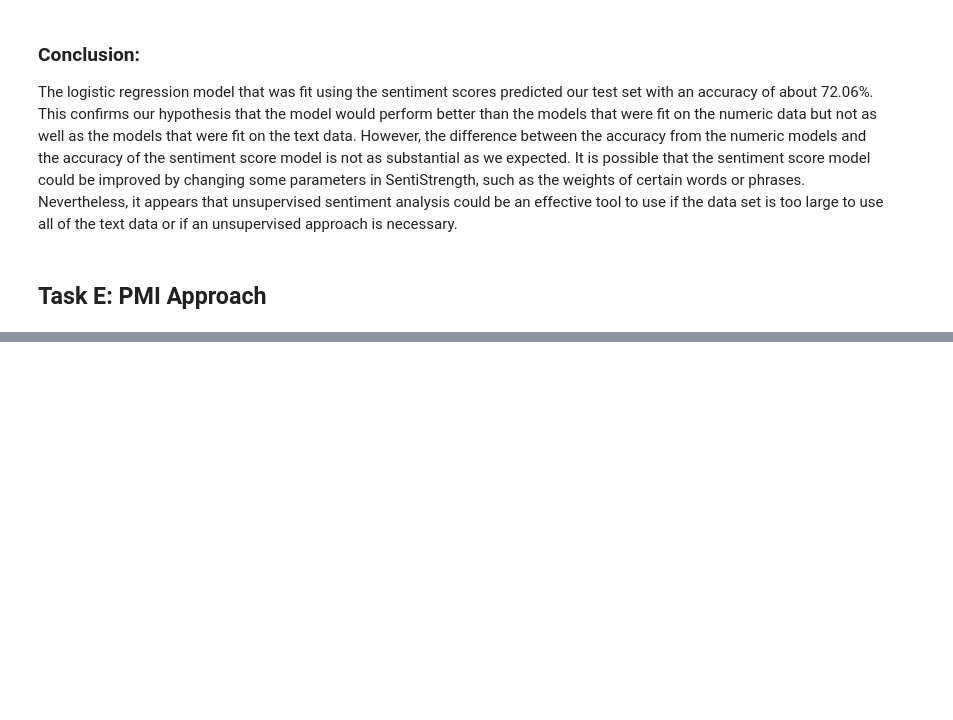
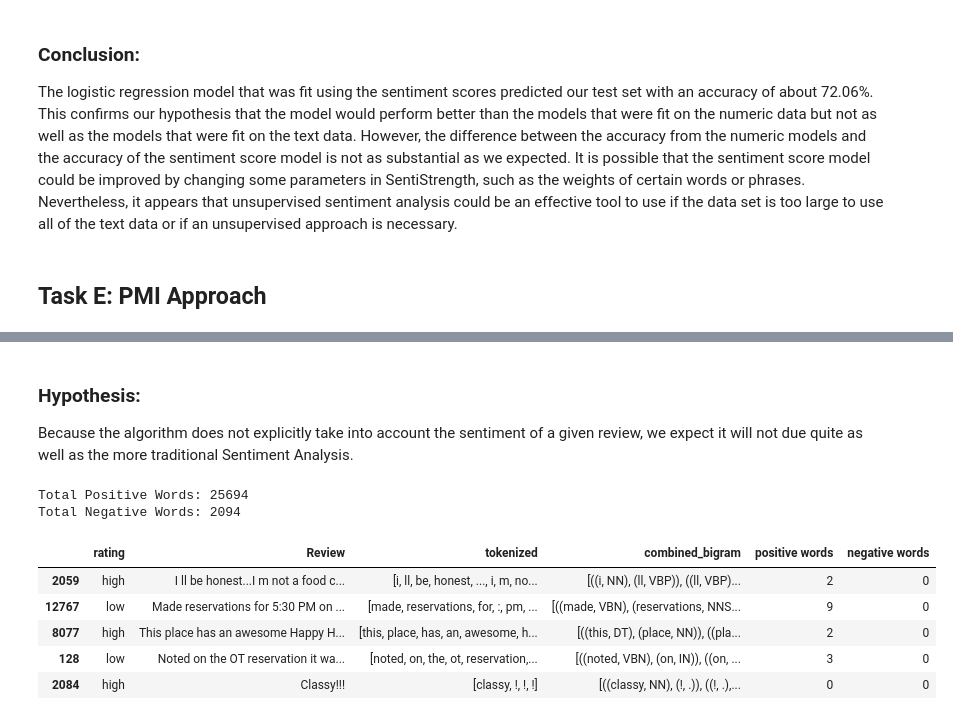
Before and after one commit to brbeckelman/MSBA-Class, a Jupyter notebook: Assignment2/Assignment2.ipynb, the cells around one changed output, grey strips where cells are left out. Drawn from its saved outputs; the diff is of its cells as text; code cells hidden in the pictures; blank space fills up the shorter version.

```diff
--- a/Assignment2/Assignment2.ipynb
+++ b/Assignment2/Assignment2.ipynb
@@ -437,0 +337,54 @@ san francisco 10.4990287085
+# %% [markdown]
+### Hypothesis:
+Because the algorithm does not explicitly take into account the sentiment of a given review, we expect it will not due quite as well as the more traditional Sentiment Analysis.
+# %%
+import nltk
+from nltk import word_tokenize
+from nltk.tokenize import RegexpTokenizer
+from nltk.util import bigrams
+from nltk import pos_tag
+import re
+
+yelp_pmi = yelp[['rating','Review']].sample(10000, random_state=5)
+
+def tokenize(text):
+    text = text.decode('utf-8').strip()
+    text = re.sub(r'\d+', '', text).lower()
+    return word_tokenize(text)
+
+# Tokenize all job descriptions from sample
+yelp_pmi['tokenized'] = yelp_pmi['Review'].apply(tokenize)
+yelp_pmi['combined_bigram'] = yelp_pmi['tokenized'].apply(lambda row: list(bigrams(pos_tag(row))))
+
+#Drop 1 word reviews
+yelp_pmi = yelp_pmi[yelp_pmi['tokenized'].apply(len) > 1]
+# %%
+#Positive & negative word lists
+positive_words = ['good', 'nice', 'great', 'awesome', 'outstanding', 'fantastic', 'terrific', 'like', 'love', 'excellent','clean']
+negative_words = ['poor', 'bad', 'terrible', 'crap', 'useless', 'hate', 'awful', 'disgusting', 'hated', 'gross','horrible','dirty']
+
+def word_match_count(text,word_list):
+    word_count = 0
+    for word in text:
+        if word in word_list:
+            word_count += 1
+    return word_count
+
+yelp_pmi['positive words'] = yelp_pmi['tokenized'].apply(lambda row: word_match_count(row,positive_words))
+yelp_pmi['negative words'] = yelp_pmi['tokenized'].apply(lambda row: word_match_count(row,negative_words))
+
+total_pos = yelp_pmi['positive words'].sum()
+total_neg = yelp_pmi['negative words'].sum()
+
+print "Total Positive Words: " + str(total_pos)
+print "Total Negative Words: " + str(total_neg)
+yelp_pmi.head()
+# %% [output]
+Total Positive Words: 25694
+Total Negative Words: 2094
+|  | rating | Review | tokenized | combined_bigram | positive words | negative words |
+| 2059 | high | I ll be honest...I m not a food c... | [i, ll, be, honest, ..., i, m, no... | [((i, NN), (ll, VBP)), ((ll, VBP)... | 2 | 0 |
+| 12767 | low | Made reservations for 5:30 PM on ... | [made, reservations, for, :, pm, ... | [((made, VBN), (reservations, NNS... | 9 | 0 |
+| 8077 | high | This place has an awesome Happy H... | [this, place, has, an, awesome, h... | [((this, DT), (place, NN)), ((pla... | 2 | 0 |
+| 128 | low | Noted on the OT reservation it wa... | [noted, on, the, ot, reservation,... | [((noted, VBN), (on, IN)), ((on, ... | 3 | 0 |
+| 2084 | high | Classy!!! | [classy, !, !, !] | [((classy, NN), (!, .)), ((!, .),... | 0 | 0 |
```
Also changed, not shown: parts of 17 cells of this notebook.
